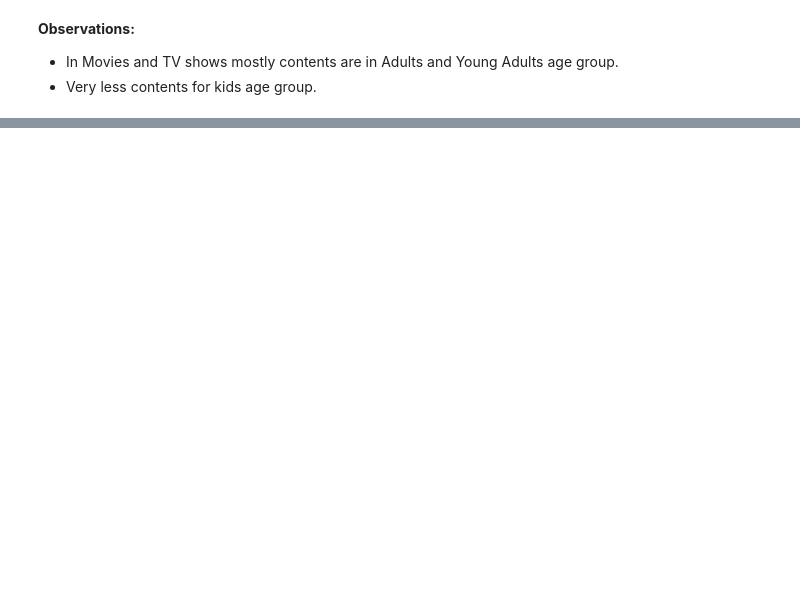
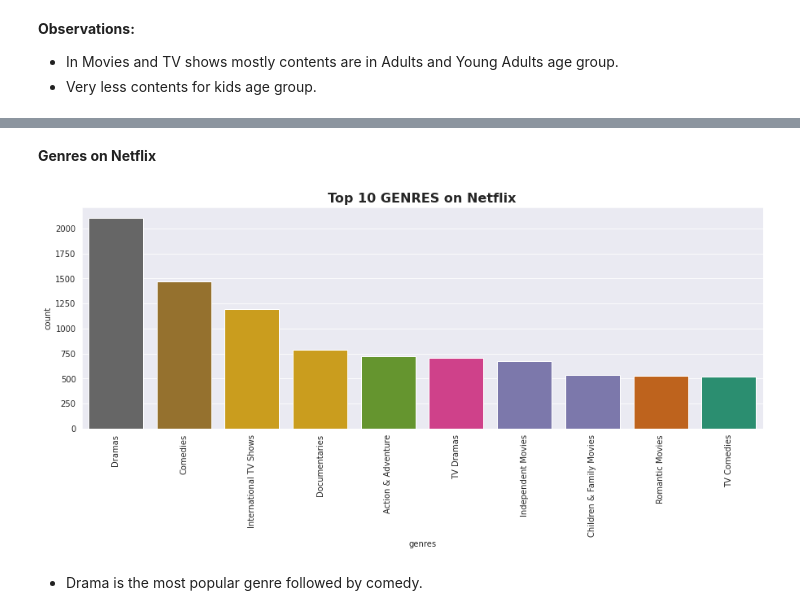
Before and after one commit to victorious07/Netflix-Movies-and-TV-Shows-Clustering, a Jupyter notebook: Netflix_Movies_And_TVShows_Clustering_CapstoneProject.ipynb, the cells around one changed output, grey strips where cells are left out. Saved outputs shown, nothing was run; the diff lists cells and outputs as text; code cells hidden in the pictures; blank space fills up the shorter version.

```diff
--- a/Netflix_Movies_And_TVShows_Clustering_CapstoneProject.ipynb
+++ b/Netflix_Movies_And_TVShows_Clustering_CapstoneProject.ipynb
@@ -516,0 +595,32 @@ fig2.show()
+# %% [markdown]
+**Genres on Netflix**
+# %%
+netflix_df['Listed_in'] = netflix_df['listed_in'].apply(lambda x : x.split(','))               #splitting into list
+# %%
+genres_lst = []
+for i in netflix_df['Listed_in']:                                                              #list of genres
+  genres_lst +=i
+
+for i in range(len(genres_lst)):
+  genres_lst[i] = genres_lst[i].strip()                    # strip will remove whitespace from the beginning and end of a string
+
+genres_dict = {}
+for genres in  genres_lst:                                                                     #calculating frequency of genres
+  if genres in genres_dict:
+    genres_dict[genres] +=1
+  else:
+    genres_dict[genres] = 1
+
+genres_dict = dict(sorted(genres_dict.items(), key=lambda item: item[1],reverse=True))          #sorting dict by values
+# %%
+#top 10 genres on netflix
+df_genre_count = pd.DataFrame(genres_dict.values(),genres_dict.keys()).reset_index().rename(columns={'index':'genres', 0:'count'})[1:11]
+plt.figure(figsize=(15,5))
+sns.barplot(x='genres',y='count',data=df_genre_count,palette="Dark2_r")
+plt.title("Top 10 GENRES on Netflix",size='16',fontweight="bold")
+plt.xticks(rotation=90)
+plt.show()
+# %% [output]
+[figure, added]
+# %% [markdown]
+* Drama is the most popular genre followed by comedy.
```
Also changed, not shown: parts of 15 cells of this notebook.
